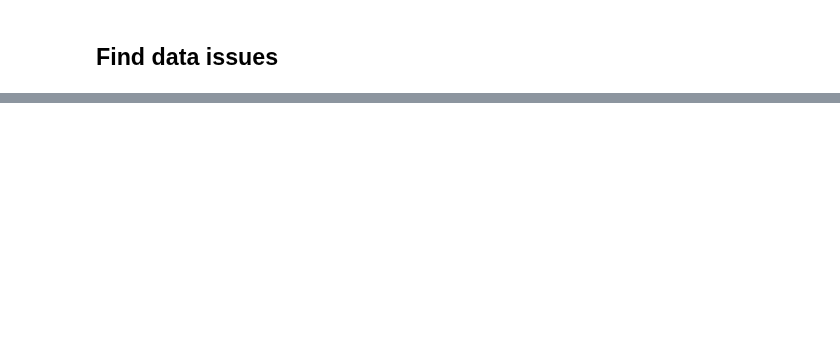
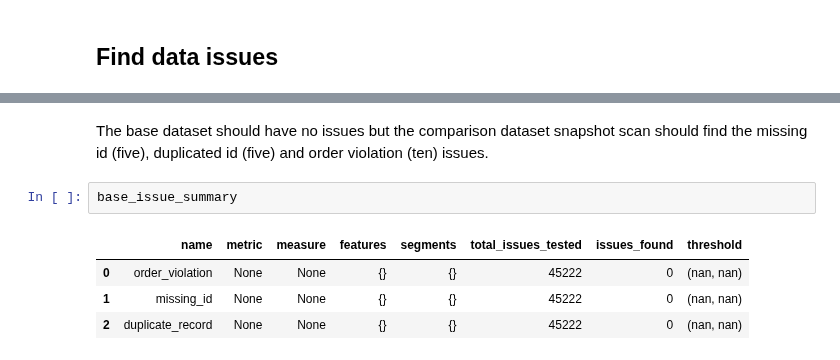
Before and after one commit to ETIQ-AI/ml-testing, a Jupyter notebook: Scans by type/Data Issues/Data Issues.ipynb, the cells around one changed output, grey strips where cells are left out. Saved outputs shown, nothing was run; the diff lists cells and outputs as text; blank space fills up the shorter version.

```diff
--- a/Scans by type/Data Issues/Data Issues.ipynb
+++ b/Scans by type/Data Issues/Data Issues.ipynb
@@ -103,0 +175,9 @@ data_comparison.head()
+# %% [markdown]
+The base dataset should have no issues but the comparison dataset snapshot scan should find the missing id (five), duplicated id (five) and order violation (ten) issues.
+# %%
+base_issue_summary
+# %% [output]
+|  | name | metric | measure | features | segments | total_issues_tested | issues_found | threshold |
+| 0 | order_violation | None | None | {} | {} | 45222 | 0 | (nan, nan) |
+| 1 | missing_id | None | None | {} | {} | 45222 | 0 | (nan, nan) |
+| 2 | duplicate_record | None | None | {} | {} | 45222 | 0 | (nan, nan) |
```
Also changed, not shown: parts of 13 cells of this notebook, 1 other file.
